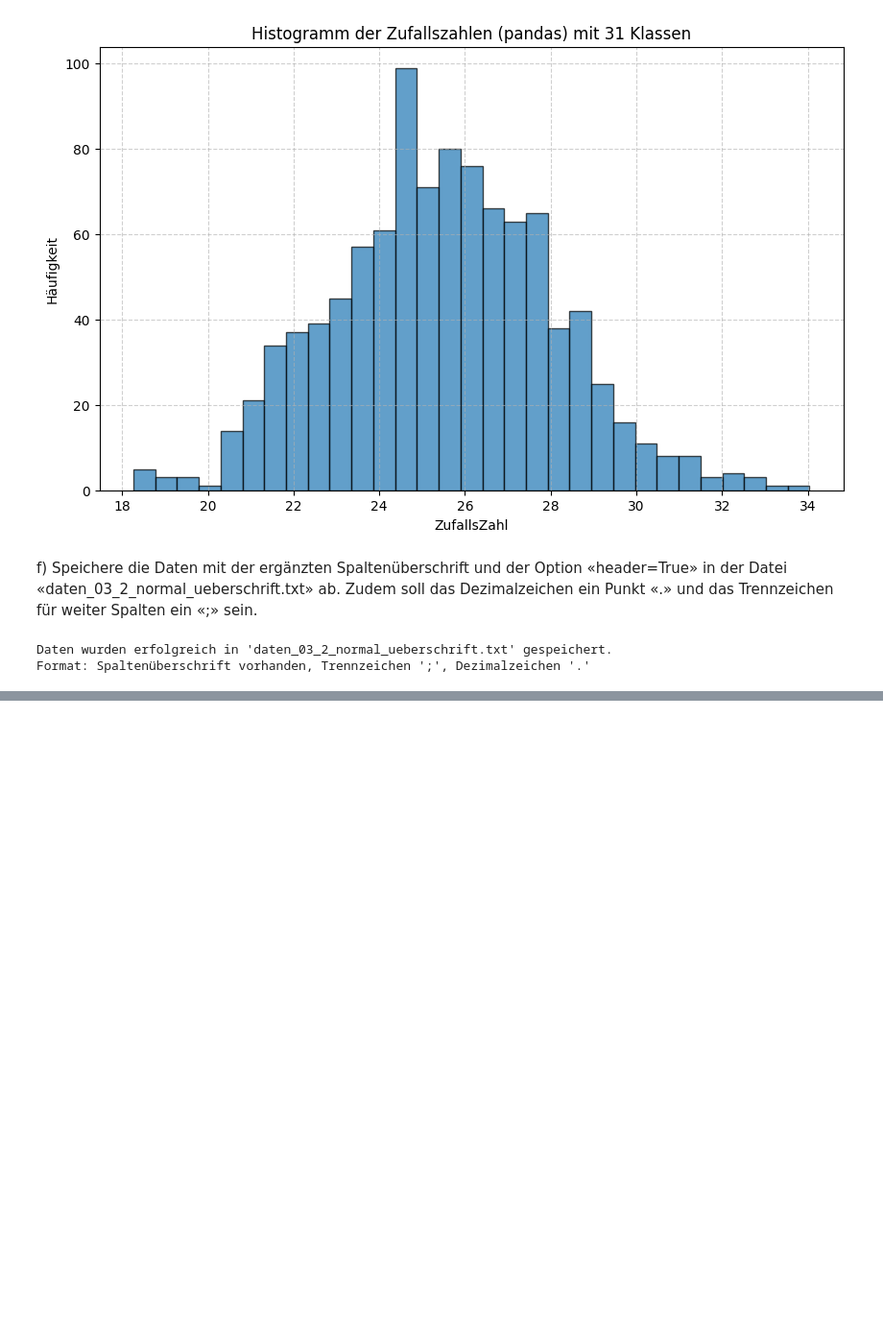
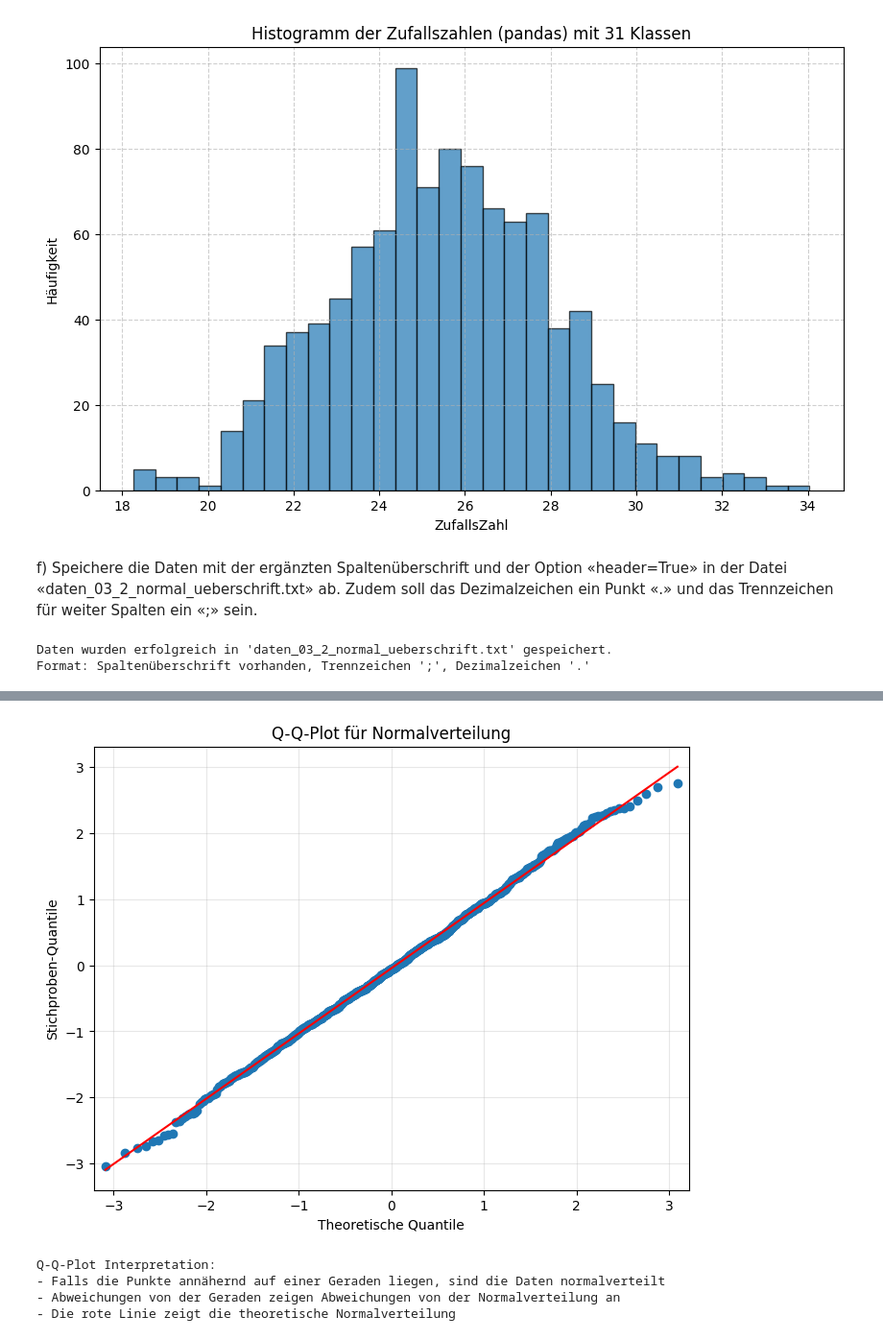
Before and after one commit to Wenish/teko-semester4-data-science, a Jupyter notebook: aufgabenserie3.ipynb, the cells around one changed output, grey strips where cells are left out. Shown: that part at 96% size. Cells and saved outputs as stored; diff of their text form; code cells hidden in the pictures; blank space fills up the shorter version.

```diff
--- a/aufgabenserie3.ipynb
+++ b/aufgabenserie3.ipynb
@@ -223,0 +231,9 @@ Format: Spaltenüberschrift vorhanden, Trennzeichen ';', Dezimalzeichen '.'
+# %%
+# Initialwert für den Zufallszahlen-Generator festlegen
+np.random.seed(0)
+
+# 1000 Zufallszahlen mit Mittelwert 0 und Standardabweichung 1 generieren
+data_standard = np.random.normal(0, 1, 1000)
+
+print(f"Generated {len(data_standard)} samples from a standard normal distribution (mean=0, std=1).")
+print(f"First 10 values: {data_standard[:10]}")
@@ -223,0 +254,22 @@ Format: Spaltenüberschrift vorhanden, Trennzeichen ';', Dezimalzeichen '.'
+# %%
+import statsmodels.api as sm
+
+# Q-Q-Plot erstellen
+fig, ax = plt.subplots(figsize=(8, 6))
+sm.qqplot(data_standard, line='s', ax=ax)
+plt.title('Q-Q-Plot für Normalverteilung')
+plt.xlabel('Theoretische Quantile')
+plt.ylabel('Stichproben-Quantile')
+plt.grid(True, alpha=0.3)
+plt.show()
+
+print("Q-Q-Plot Interpretation:")
+print("- Falls die Punkte annähernd auf einer Geraden liegen, sind die Daten normalverteilt")
+print("- Abweichungen von der Geraden zeigen Abweichungen von der Normalverteilung an")
+print("- Die rote Linie zeigt die theoretische Normalverteilung")
+# %% [output]
+[figure, added]
+Q-Q-Plot Interpretation:
+- Falls die Punkte annähernd auf einer Geraden liegen, sind die Daten normalverteilt
+- Abweichungen von der Geraden zeigen Abweichungen von der Normalverteilung an
+- Die rote Linie zeigt die theoretische Normalverteilung
```
Also changed, not shown: parts of 3 cells of this notebook, 1 other file.
